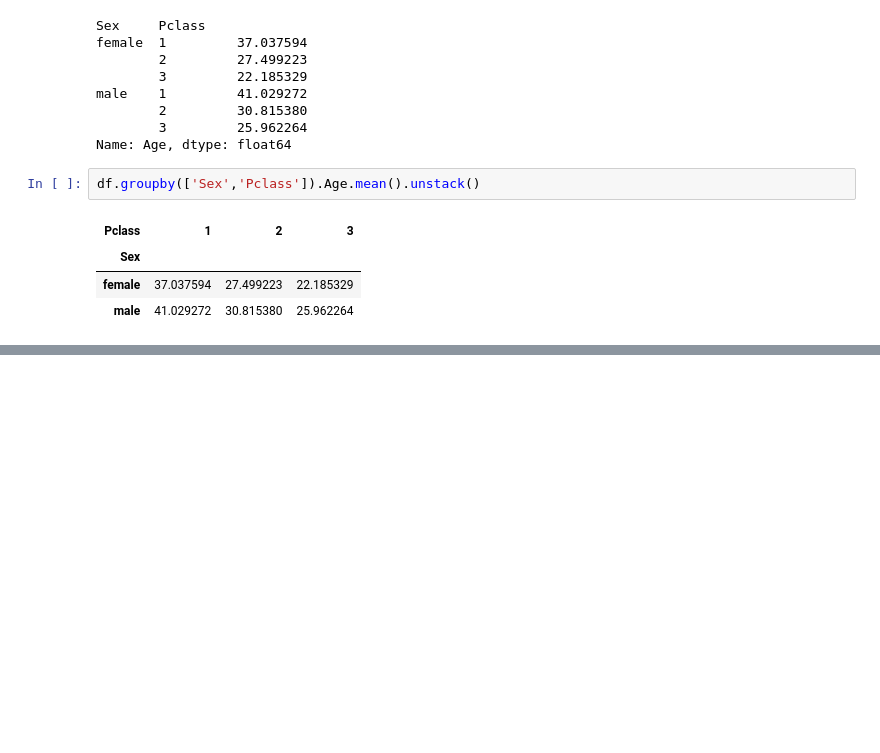
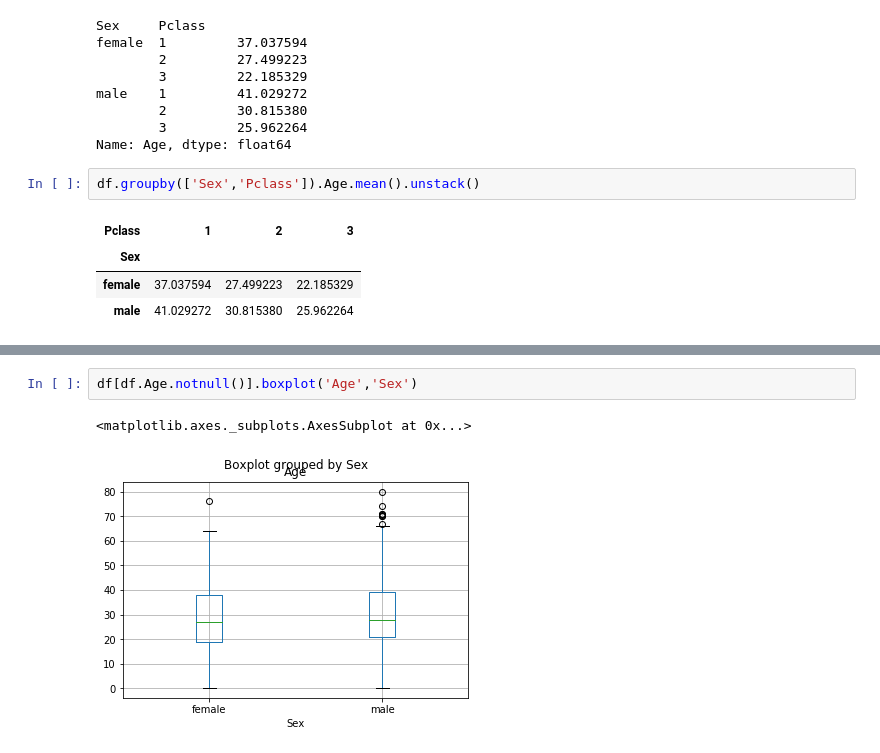
Before and after one commit to kutubk52/data-science, a Jupyter notebook: notebooks/2.0-ak-exploring-processing-data.ipynb, the cells around one changed output, grey strips where cells are left out. Drawn from its saved outputs; the diff is of its cells as text; blank space fills up the shorter version.

```diff
--- a/notebooks/2.0-ak-exploring-processing-data.ipynb
+++ b/notebooks/2.0-ak-exploring-processing-data.ipynb
@@ -454,0 +609,5 @@ df.groupby(['Sex','Pclass']).Age.mean().unstack()
+# %%
+df[df.Age.notnull()].boxplot('Age','Sex')
+# %% [output]
+<matplotlib.axes._subplots.AxesSubplot at 0x...>
+[figure, added]
```
Also changed, not shown: parts of 58 cells of this notebook, 1 other file.
